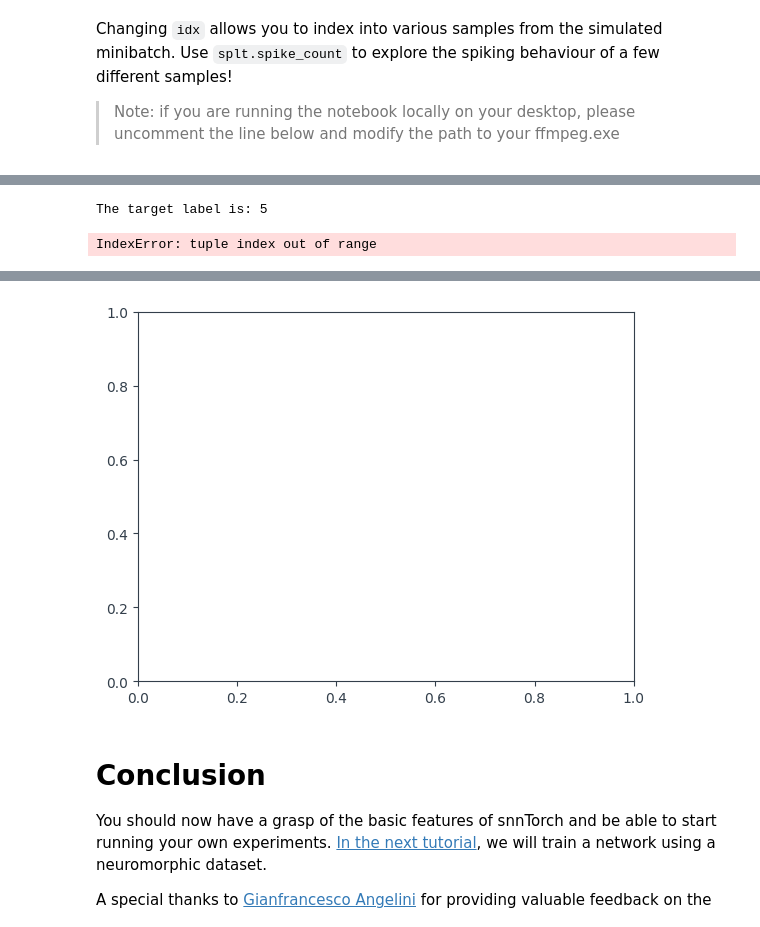
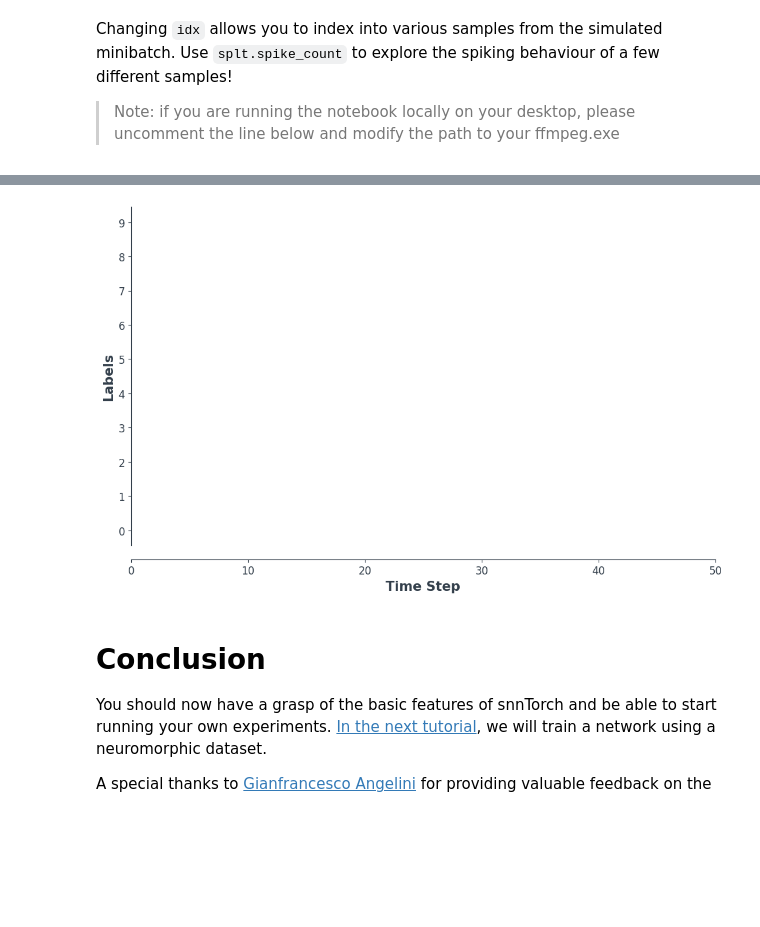
Before and after one commit to KalebKei/AI-For-Beginners, a Jupyter notebook: examples/tutorial_6_CNN.ipynb, the cells around one changed output, grey strips where cells are left out. Saved outputs shown, nothing was run; the diff lists cells and outputs as text; code cells hidden in the pictures; blank space fills up the shorter version.

Commit message:
Added some quick changes to help visualize better

```diff
--- a/examples/tutorial_6_CNN.ipynb
+++ b/examples/tutorial_6_CNN.ipynb
@@ -412,14 +427,4 @@ Changing `idx` allows you to index into various samples from the simulated minib
 # %%
-from IPython.display import HTML
-
-idx = 1
-print(f"The target label is: {targets[idx]}")
-fig, ax = plt.subplots()
-anim = splt.animator(targets[:, idx], fig, ax)
-# plt.rcParams['animation.ffmpeg_path'] = 'C:\\path\\to\\your\\ffmpeg.exe'
-
-HTML(anim.to_html5_video())
-
 fig, ax = plt.subplots(facecolor='w', figsize=(12, 7))
 labels=['0', '1', '2', '3', '4', '5', '6', '7', '8','9']
 
@@ -433,5 +438,3 @@ anim = splt.spike_count(spk_rec[:, idx].detach().cpu(), fig, ax, labels=labels,
 HTML(anim.to_html5_video())
 # anim.save("spike_bar.mp4")
 # %% [output]
-The target label is: 5
-IndexError: tuple index out of range
@@ -438,4 +442,4 @@ IndexError: tuple index out of range
-[figure, old version]
+[figure, new version]
 # %% [markdown]
 # Conclusion
 You should now have a grasp of the basic features of snnTorch and be able to start running your own experiments. [In the next tutorial](https://snntorch.readthedocs.io/en/latest/tutorials/index.html), we will train a network using a neuromorphic dataset.
```
Also changed, not shown: parts of 5 cells of this notebook.
